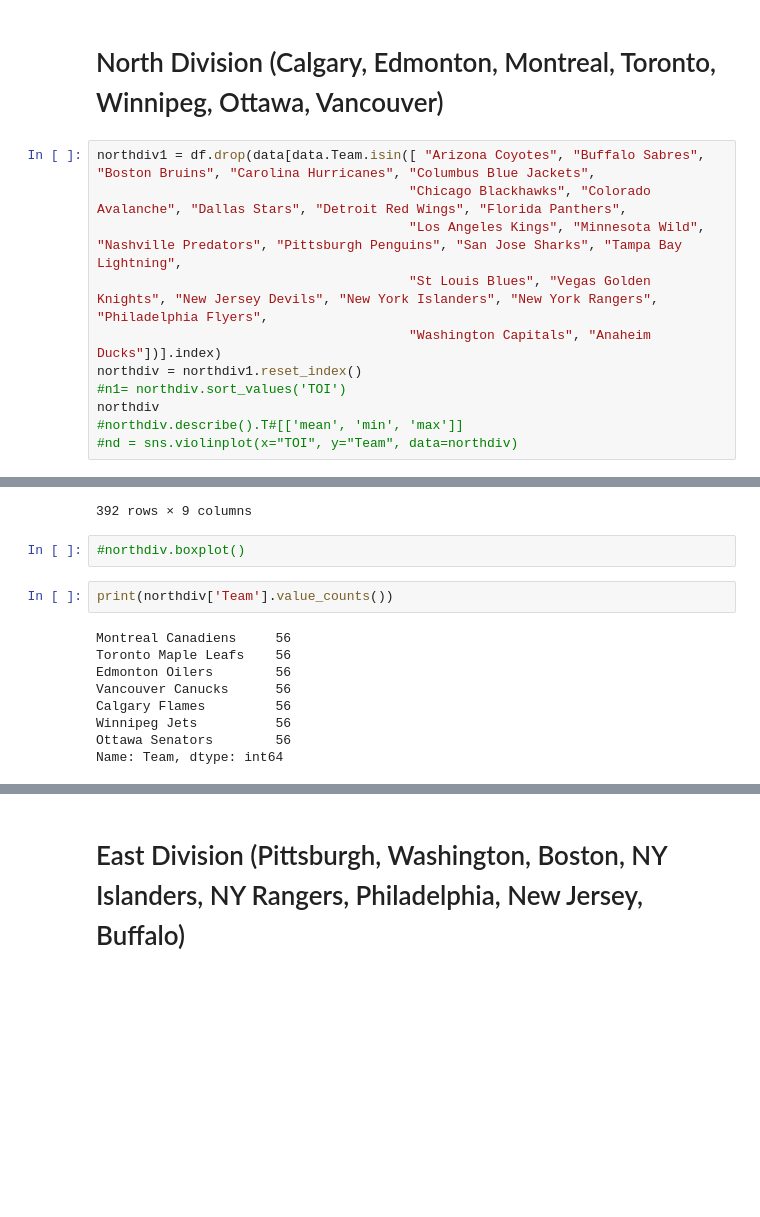
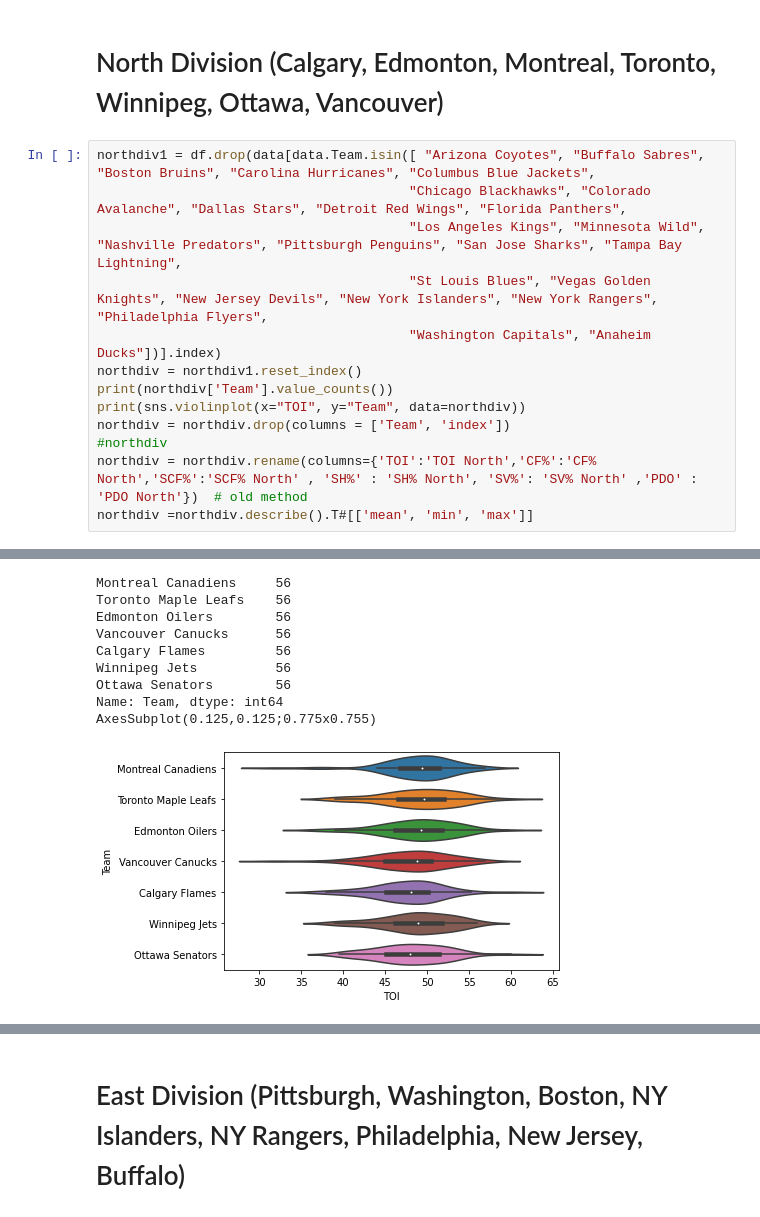
Before and after one commit to data301-2021-winter1/project-group23-project, a Jupyter notebook: notebooks/analysis2.ipynb, the cells around one changed output, grey strips where cells are left out. Drawn from its saved outputs; the diff is of its cells as text; blank space fills up the shorter version.

Commit message:
Method Chaine Complete Kyle

```diff
--- a/notebooks/analysis2.ipynb
+++ b/notebooks/analysis2.ipynb
@@ -86,8 +98,10 @@ northdiv1 = df.drop(data[data.Team.isin([ "Arizona Coyotes", "Buffalo Sabres", "
                                         "St Louis Blues", "Vegas Golden Knights", "New Jersey Devils", "New York Islanders", "New York Rangers", "Philadelphia Flyers",
                                         "Washington Capitals", "Anaheim Ducks"])].index)
 northdiv = northdiv1.reset_index()
-#n1= northdiv.sort_values('TOI')
-northdiv
-#northdiv.describe().T#[['mean', 'min', 'max']]
-#nd = sns.violinplot(x="TOI", y="Team", data=northdiv)
+print(northdiv['Team'].value_counts())
+print(sns.violinplot(x="TOI", y="Team", data=northdiv))
+northdiv = northdiv.drop(columns = ['Team', 'index'])
+#northdiv
+northdiv = northdiv.rename(columns={'TOI':'TOI North','CF%':'CF% North','SCF%':'SCF% North' , 'SH%' : 'SH% North', 'SV%': 'SV% North' ,'PDO' : 'PDO North'})  # old method
+northdiv =northdiv.describe().T#[['mean', 'min', 'max']]
 # %% [output]
@@ -106,14 +108,10 @@ northdiv
-392 rows × 9 columns
+Montreal Canadiens     56
+Toronto Maple Leafs    56
+Edmonton Oilers        56
+Vancouver Canucks      56
+Calgary Flames         56
+Winnipeg Jets          56
+Ottawa Senators        56
+Name: Team, dtype: int64
+AxesSubplot(0.125,0.125;0.775x0.755)
+[figure, added]
-# %%
-#northdiv.boxplot()
-# %%
-print(northdiv['Team'].value_counts())
-# %% [output]
-Montreal Canadiens     56
-Toronto Maple Leafs    56
-Edmonton Oilers        56
-Vancouver Canucks      56
-Calgary Flames         56
-Winnipeg Jets          56
-Ottawa Senators        56
-Name: Team, dtype: int64
```
Also changed, not shown: parts of 12 cells of this notebook, 1 other file.
